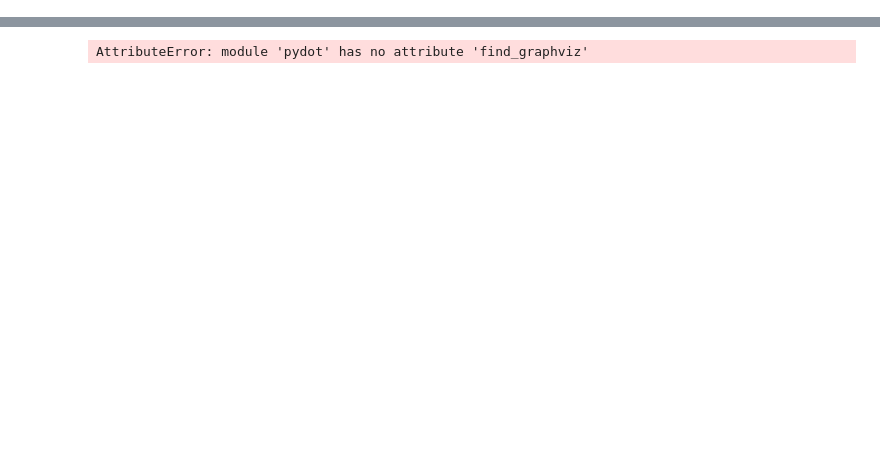
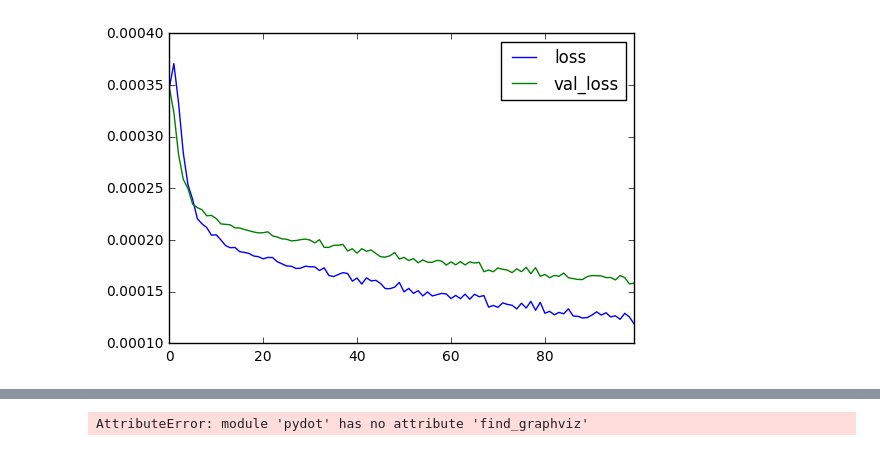
Before and after one commit to sablet/algo_trade, a Jupyter notebook: main_process.ipynb, the cells around one changed output, grey strips where cells are left out. Cells and saved outputs as stored; diff of their text form; code cells hidden in the pictures; blank space fills up the shorter version.

```diff
--- a/main_process.ipynb
+++ b/main_process.ipynb
@@ -58,0 +44,4 @@ TypeError: 'dict_values' object is not subscriptable
+# %%
+learner.plot_learning_curve()
+# %% [output]
+[figure, added]
```
Also changed, not shown: parts of 8 cells of this notebook, 2 other files.
